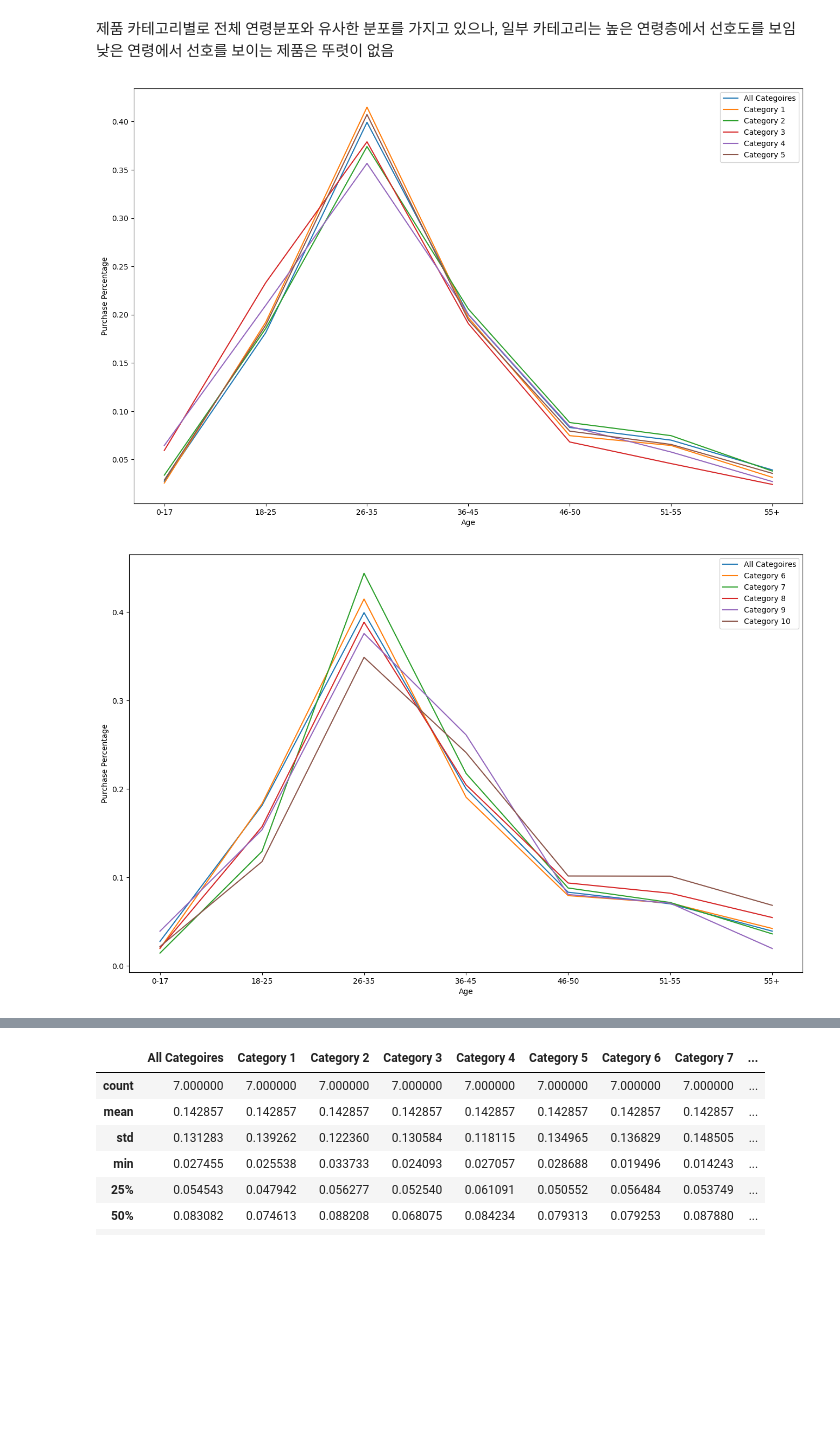
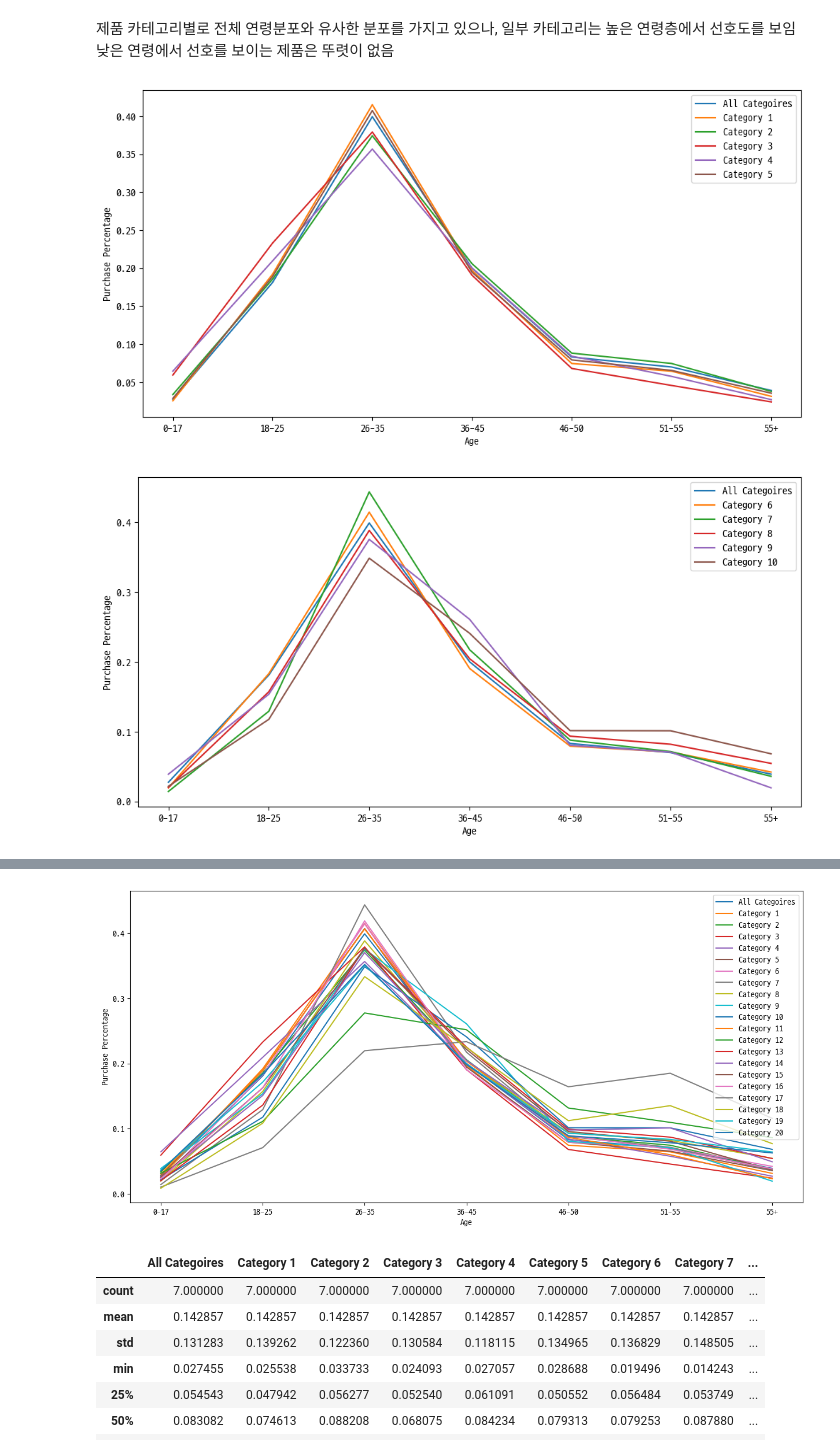
Before and after one commit to cherrima/hipython, a Jupyter notebook: Walmart/Walmart_Sales분석_강창희.ipynb, the cells around one changed output, grey strips where cells are left out. Drawn from its saved outputs; the diff is of its cells as text; code cells hidden in the pictures; blank space fills up the shorter version.

```diff
--- a/Walmart/Walmart_Sales분석_강창희.ipynb
+++ b/Walmart/Walmart_Sales분석_강창희.ipynb
@@ -766,36 +837,41 @@ categories
 stat_cat_age = (df.groupby(['Age']).size() / df.shape[0]).to_frame()
 stat_cat_age.columns = ['All Categoires']
 
 for cat in categories :
     cat_column =  f"Category {cat}"
     df_catN = df[df['Product_Category']==cat]
     stat_cat_age[cat_column] = df_catN.groupby(['Age']).size() / df_catN.shape[0]
 
 stat_cat_age
 
-stat_cat_age.iloc[:, 0:6].plot(kind='line', figsize=(16, 10))
+stat_cat_age.iloc[:, 0:6].plot(kind='line', figsize=(12, 6))
 # stat_cat_age.plot(kind='line', figsize=(16, 10))
 plt.xticks(rotation=0)
 plt.ylabel("Purchase Percentage")
 
 
-stat_cat_age.iloc[:, [0, 6,7,8,9,10]].plot(kind='line', figsize=(16, 10))
+stat_cat_age.iloc[:, [0, 6,7,8,9,10]].plot(kind='line', figsize=(12, 6))
 # stat_cat_age.plot(kind='line', figsize=(16, 10))
 plt.xticks(rotation=0)
 plt.ylabel("Purchase Percentage")
 
 
-stat_cat_age.iloc[:, [0,11,12,13,14,15]].plot(kind='line', figsize=(16, 10))
+stat_cat_age.iloc[:, [0,11,12,13,14,15]].plot(kind='line', figsize=(12, 6))
 # stat_cat_age.plot(kind='line', figsize=(16, 10))
 plt.xticks(rotation=0)
 plt.ylabel("Purchase Percentage")
 
-stat_cat_age.iloc[:, [0,16,17,18,19,20]].plot(kind='line', figsize=(16, 10))
+stat_cat_age.iloc[:, [0,16,17,18,19,20]].plot(kind='line', figsize=(12, 6))
+# stat_cat_age.plot(kind='line', figsize=(16, 10))
+plt.xticks(rotation=0)
+plt.ylabel("Purchase Percentage")
+
+stat_cat_age.plot(kind='line', figsize=(15, 7))
 # stat_cat_age.plot(kind='line', figsize=(16, 10))
 plt.xticks(rotation=0)
 plt.ylabel("Purchase Percentage")
 
 plt.show()
 # %% [output]
-[figure, old version]
+[figure, new version]
-[figure, old version]
+[figure, new version]
@@ -804,3 +880,4 @@ plt.show()
+[figure, added]
 # %%
 stat_cat_age.iloc[:,0:11].describe()
 # %% [output]
```
Also changed, not shown: parts of 11 cells of this notebook, 3 other files.
